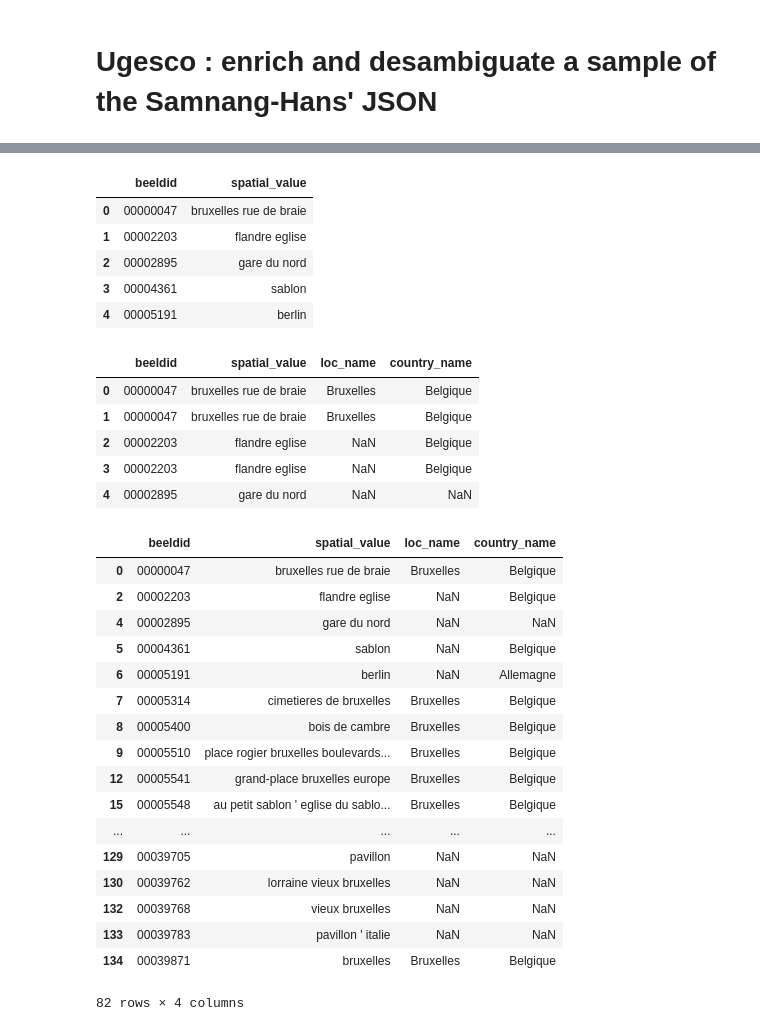
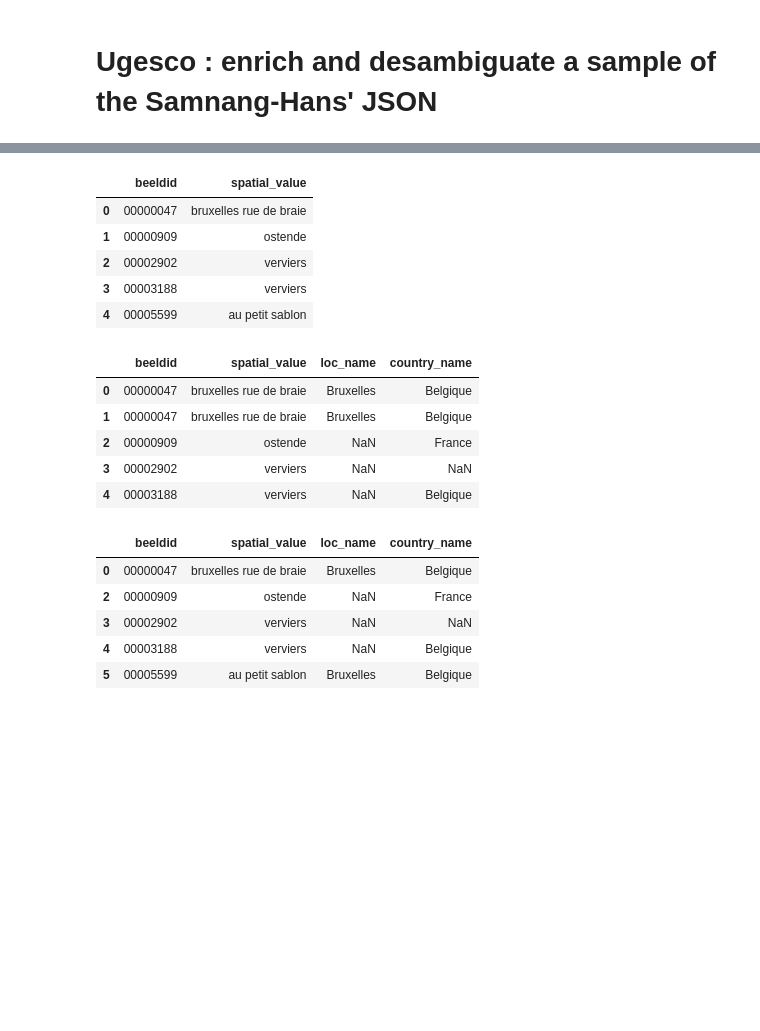
Before and after one commit to DalavanCloud/UGESCO, a Jupyter notebook: UGESCO_MAIN_SIMPLIFIED_tests.ipynb, the cells around one changed output, grey strips where cells are left out. Drawn from its saved outputs; the diff is of its cells as text; code cells hidden in the pictures; blank space fills up the shorter version.

```diff
--- a/UGESCO_MAIN_SIMPLIFIED_tests.ipynb
+++ b/UGESCO_MAIN_SIMPLIFIED_tests.ipynb
@@ -3,11 +3,11 @@
 # %%
 from ugesco import *
 # %%
-#test sur un Json contenant 10 éléments pris au hasard
+#test sur un Json contenant 20 éléments pris au hasard
 with open(r"C:\Users\ettor\Documents\GitHub\UGESCO\data\jsondata_ugesco.json", "r", encoding="utf8") as file:
     json = json.load(file)
 
-sample = random.sample(json, k=10)
+sample = random.sample(json, k=20)
 # %%
 data = pd.DataFrame([flatten(line) for line in sample])
 # %%
@@ -224,10 +161,10 @@ gb.head()
 # %% [output]
 |  | beeldid | spatial_value |
 | 0 | 00000047 | bruxelles rue de braie |
-| 1 | 00002203 | flandre eglise |
-| 2 | 00002895 | gare du nord |
-| 3 | 00004361 | sablon |
-| 4 | 00005191 | berlin |
+| 1 | 00000909 | ostende |
+| 2 | 00002902 | verviers |
+| 3 | 00003188 | verviers |
+| 4 | 00005599 | au petit sablon |
 # %%
 #comment concaténer loc_name maintenant, et accéder à country_name ?
 #en attendant de trouver une solution élégante, récréer un dataset contenant ces infos
@@ -239,9 +176,9 @@ gb.head()
 |  | beeldid | spatial_value | loc_name | country_name |
 | 0 | 00000047 | bruxelles rue de braie | Bruxelles | Belgique |
 | 1 | 00000047 | bruxelles rue de braie | Bruxelles | Belgique |
-| 2 | 00002203 | flandre eglise | NaN | Belgique |
-| 3 | 00002203 | flandre eglise | NaN | Belgique |
-| 4 | 00002895 | gare du nord | NaN | NaN |
+| 2 | 00000909 | ostende | NaN | France |
+| 3 | 00002902 | verviers | NaN | NaN |
+| 4 | 00003188 | verviers | NaN | Belgique |
 # %%
 #on splitte les noms de pays multiples (n'existent plus)
 #gb = tidy_split(gb.merge(data[["beeldid", "country_name", "loc_name"]]), column="country_name", sep=",", keep=False)
@@ -249,26 +186,14 @@ gb.head()
 #on enlève les doublons
 gb.drop_duplicates(subset=None, keep='first', inplace=True)
 # %%
-gb
+gb.head()
 # %% [output]
 |  | beeldid | spatial_value | loc_name | country_name |
 | 0 | 00000047 | bruxelles rue de braie | Bruxelles | Belgique |
-| 2 | 00002203 | flandre eglise | NaN | Belgique |
-| 4 | 00002895 | gare du nord | NaN | NaN |
-| 5 | 00004361 | sablon | NaN | Belgique |
-| 6 | 00005191 | berlin | NaN | Allemagne |
-| 7 | 00005314 | cimetieres de bruxelles | Bruxelles | Belgique |
-| 8 | 00005400 | bois de cambre | Bruxelles | Belgique |
-| 9 | 00005510 | place rogier bruxelles boulevards... | Bruxelles | Belgique |
-| 12 | 00005541 | grand-place bruxelles europe | Bruxelles | Belgique |
-| 15 | 00005548 | au petit sablon ' eglise du sablo... | Bruxelles | Belgique |
-| ... | ... | ... | ... | ... |
-| 129 | 00039705 | pavillon | NaN | NaN |
-| 130 | 00039762 | lorraine vieux bruxelles | NaN | NaN |
-| 132 | 00039768 | vieux bruxelles | NaN | NaN |
-| 133 | 00039783 | pavillon ' italie | NaN | NaN |
-| 134 | 00039871 | bruxelles | Bruxelles | Belgique |
+| 2 | 00000909 | ostende | NaN | France |
+| 3 | 00002902 | verviers | NaN | NaN |
+| 4 | 00003188 | verviers | NaN | Belgique |
+| 5 | 00005599 | au petit sablon | Bruxelles | Belgique |
-82 rows × 4 columns
 # %%
 #on normalise les lieux et pays
 gb['loc_name'] = gb['loc_name'].apply(lambda x: Fingerprinter(str(x)).get_fingerprint_nonsorted()).str.replace('nan',  '')
```
Also changed, not shown: parts of 16 cells of this notebook, 6 other files.
